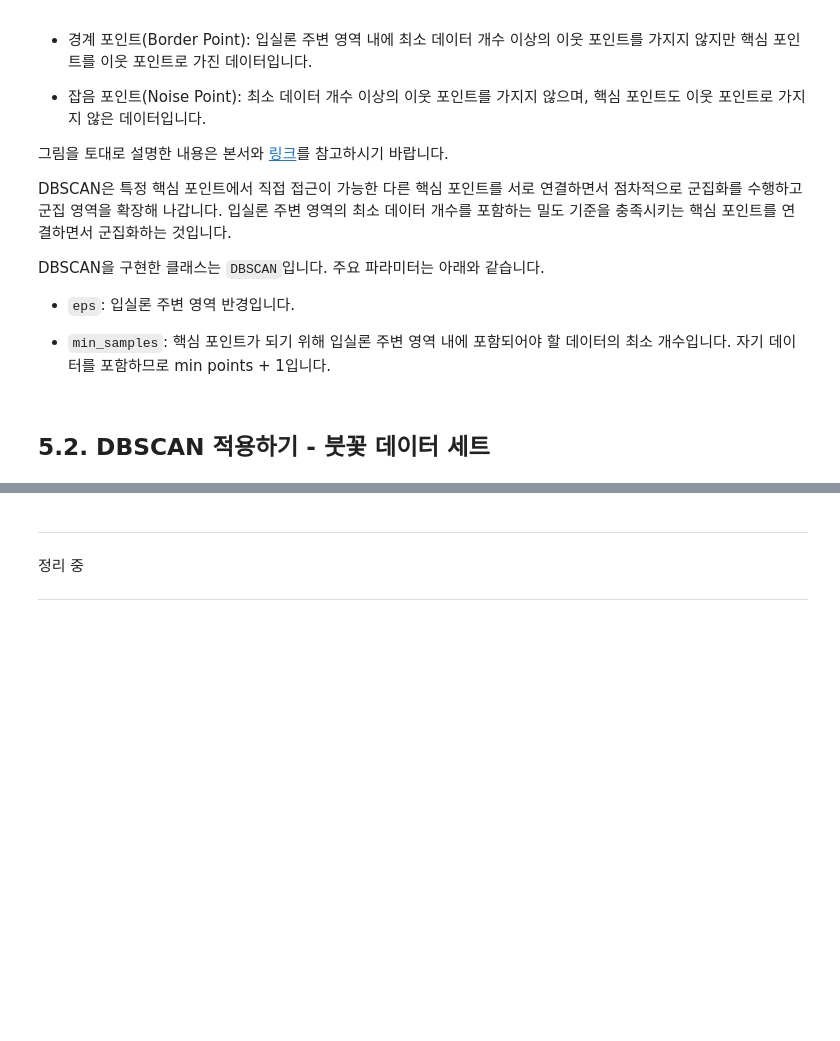
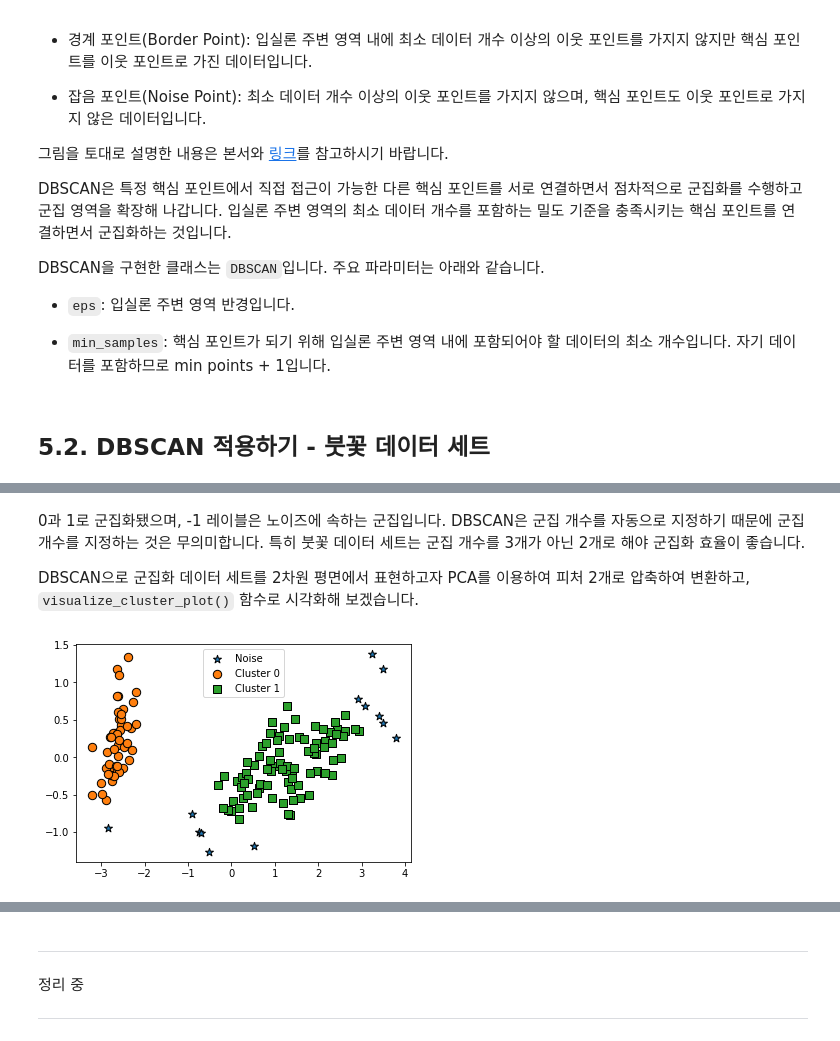
Before and after one commit to LeeSeungwon89/Machine-learning_Theory, a Jupyter notebook: CHAPTER7 군집화.ipynb, the cells around one changed output, grey strips where cells are left out. Saved outputs shown, nothing was run; the diff lists cells and outputs as text; code cells hidden in the pictures; blank space fills up the shorter version.

```diff
--- a/CHAPTER7 군집화.ipynb
+++ b/CHAPTER7 군집화.ipynb
@@ -701,0 +704,11 @@ DBSCAN을 구현한 클래스는 `DBSCAN`입니다. 주요 파라미터는 아
+# %%
+from sklearn.cluster import DBSCAN
+
+dbscan = DBSCAN(eps=0.6, min_samples=8, metric='euclidean')
+dbscan_labels = dbscan.fit_predict(iris.data)
+
+irisDF['dbscan_cluster'] = dbscan_labels
+irisDF['target'] = iris.target
+
+iris_result = irisDF.groupby(['target'])['dbscan_cluster'].value_counts()
+print(iris_result)
@@ -701,0 +724,16 @@ DBSCAN을 구현한 클래스는 `DBSCAN`입니다. 주요 파라미터는 아
+# %% [markdown]
+0과 1로 군집화됐으며, -1 레이블은 노이즈에 속하는 군집입니다. DBSCAN은 군집 개수를 자동으로 지정하기 때문에 군집 개수를 지정하는 것은 무의미합니다. 특히 붓꽃 데이터 세트는 군집 개수를 3개가 아닌 2개로 해야 군집화 효율이 좋습니다.
+
+DBSCAN으로 군집화 데이터 세트를 2차원 평면에서 표현하고자 PCA를 이용하여 피처 2개로 압축하여 변환하고, `visualize_cluster_plot()` 함수로 시각화해 보겠습니다.
+# %%
+from sklearn.decomposition import PCA
+
+pca = PCA(n_components=2, random_state=0)
+pca_transformed = pca.fit_transform(iris.data)
+
+irisDF['ftr1'] = pca_transformed[:, 0]
+irisDF['ftr2'] = pca_transformed[:, 1]
+
+visualize_cluster_plot(dbscan, irisDF, 'dbscan_cluster', iscenter=False)
+# %% [output]
+[figure, added]
```
Also changed, not shown: parts of 9 cells of this notebook.
